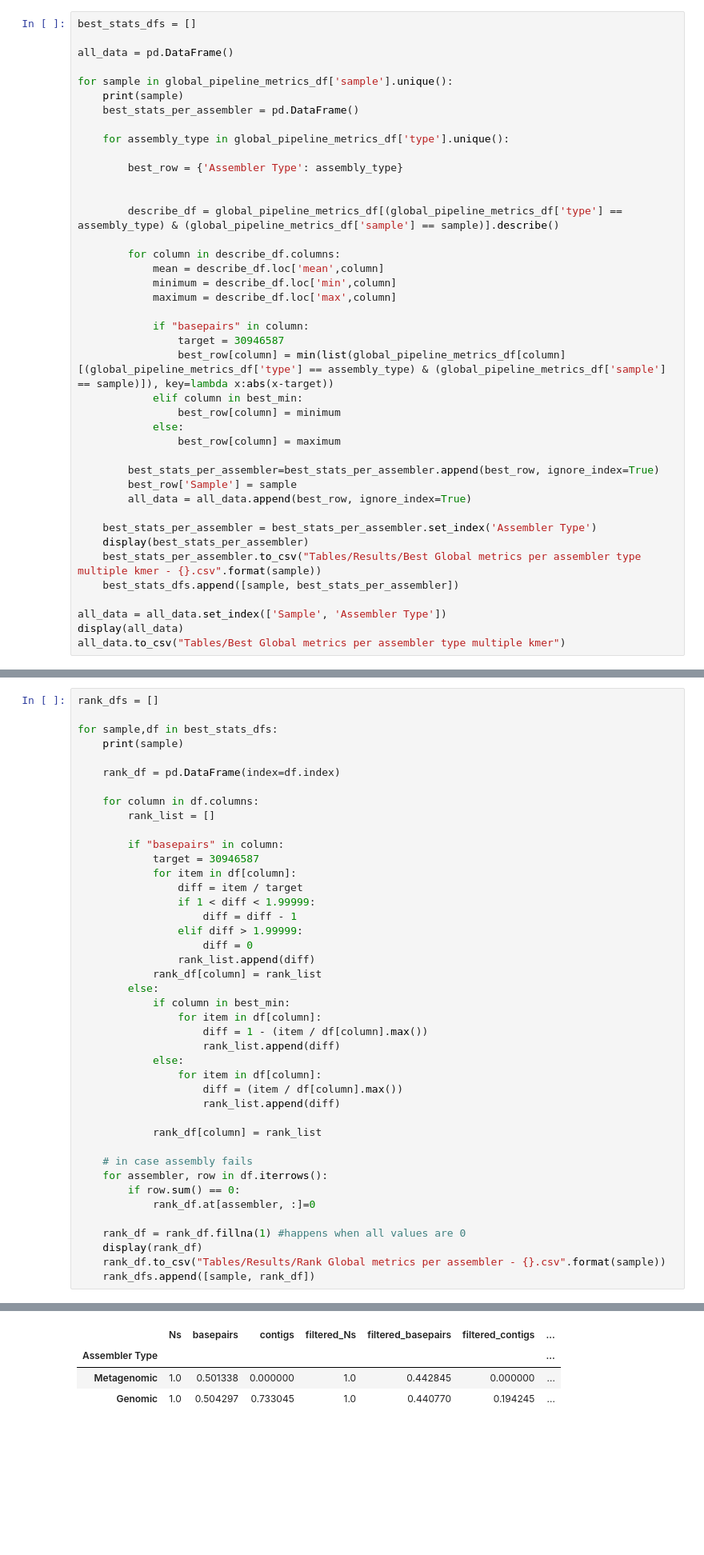
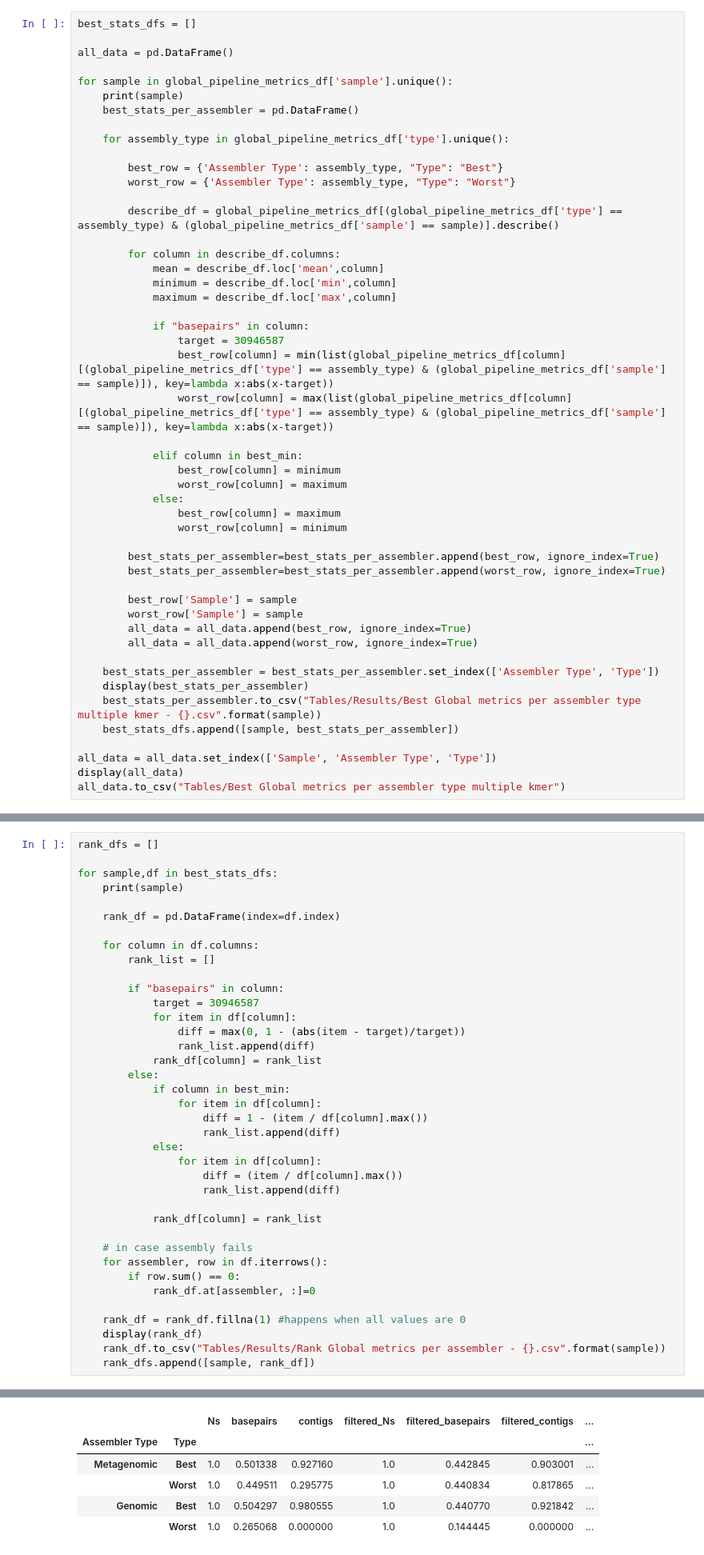
Before and after one commit to B-UMMI/LMAS_Manuscript_Analysis, a Jupyter notebook: Analysis/3 Compute Results Overview Tables - By category.ipynb, the cells around one changed output, grey strips where cells are left out. Shown at 80% size. Drawn from its saved outputs; the diff is of its cells as text; blank space fills up the shorter version.

```diff
--- a/Analysis/3 Compute Results Overview Tables - By category.ipynb
+++ b/Analysis/3 Compute Results Overview Tables - By category.ipynb
@@ -179,8 +179,8 @@ for sample in global_pipeline_metrics_df['sample'].unique():
 
     for assembly_type in global_pipeline_metrics_df['type'].unique():
 
-        best_row = {'Assembler Type': assembly_type}
-
+        best_row = {'Assembler Type': assembly_type, "Type": "Best"}
+        worst_row = {'Assembler Type': assembly_type, "Type": "Worst"}
 
         describe_df = global_pipeline_metrics_df[(global_pipeline_metrics_df['type'] == assembly_type) & (global_pipeline_metrics_df['sample'] == sample)].describe()
 
@@ -192,21 +192,29 @@ for sample in global_pipeline_metrics_df['sample'].unique():
             if "basepairs" in column:
                 target = 30946587
                 best_row[column] = min(list(global_pipeline_metrics_df[column][(global_pipeline_metrics_df['type'] == assembly_type) & (global_pipeline_metrics_df['sample'] == sample)]), key=lambda x:abs(x-target))
+                worst_row[column] = max(list(global_pipeline_metrics_df[column][(global_pipeline_metrics_df['type'] == assembly_type) & (global_pipeline_metrics_df['sample'] == sample)]), key=lambda x:abs(x-target))
+
             elif column in best_min:
                 best_row[column] = minimum
+                worst_row[column] = maximum
             else:
                 best_row[column] = maximum
+                worst_row[column] = minimum
 
         best_stats_per_assembler=best_stats_per_assembler.append(best_row, ignore_index=True)
+        best_stats_per_assembler=best_stats_per_assembler.append(worst_row, ignore_index=True)
+
         best_row['Sample'] = sample
+        worst_row['Sample'] = sample
         all_data = all_data.append(best_row, ignore_index=True)
+        all_data = all_data.append(worst_row, ignore_index=True)
 
-    best_stats_per_assembler = best_stats_per_assembler.set_index('Assembler Type')
+    best_stats_per_assembler = best_stats_per_assembler.set_index(['Assembler Type', 'Type'])
     display(best_stats_per_assembler)
     best_stats_per_assembler.to_csv("Tables/Results/Best Global metrics per assembler type multiple kmer - {}.csv".format(sample))
     best_stats_dfs.append([sample, best_stats_per_assembler])
 
-all_data = all_data.set_index(['Sample', 'Assembler Type'])
+all_data = all_data.set_index(['Sample', 'Assembler Type', 'Type'])
 display(all_data)
 all_data.to_csv("Tables/Best Global metrics per assembler type multiple kmer")
 # %% [output]
@@ -267,41 +291,39 @@ for sample,df in best_stats_dfs:
 
         if "basepairs" in column:
             target = 30946587
             for item in df[column]:
-                diff = item / target
-                if 1 < diff < 1.99999:
-                    diff = diff - 1
-                elif diff > 1.99999:
-                    diff = 0
+                diff = max(0, 1 - (abs(item - target)/target))
                 rank_list.append(diff)
             rank_df[column] = rank_list
         else:
             if column in best_min:
                 for item in df[column]:
                     diff = 1 - (item / df[column].max())
                     rank_list.append(diff)
             else:
                 for item in df[column]:
                     diff = (item / df[column].max())
                     rank_list.append(diff)
 
             rank_df[column] = rank_list
 
     # in case assembly fails
     for assembler, row in df.iterrows():
         if row.sum() == 0:
             rank_df.at[assembler, :]=0
 
     rank_df = rank_df.fillna(1) #happens when all values are 0
     display(rank_df)
     rank_df.to_csv("Tables/Results/Rank Global metrics per assembler - {}.csv".format(sample))
     rank_dfs.append([sample, rank_df])
 # %% [output]
 LNN
 invalid value encountered in double_scalars
-|  | Ns | basepairs | contigs | filtered_Ns | filtered_basepairs | filtered_contigs | ... |
-| Assembler Type |  |  |  |  |  |  | ... |
-| Metagenomic | 1.0 | 0.501338 | 0.000000 | 1.0 | 0.442845 | 0.000000 | ... |
-| Genomic | 1.0 | 0.504297 | 0.733045 | 1.0 | 0.440770 | 0.194245 | ... |
+|  |  | Ns | basepairs | contigs | filtered_Ns | filtered_basepairs | filtered_contigs | ... |
+| Assembler Type | Type |  |  |  |  |  |  | ... |
+| Metagenomic | Best | 1.0 | 0.501338 | 0.927160 | 1.0 | 0.442845 | 0.903001 | ... |
+|  | Worst | 1.0 | 0.449511 | 0.295775 | 1.0 | 0.440834 | 0.817865 | ... |
+| Genomic | Best | 1.0 | 0.504297 | 0.980555 | 1.0 | 0.440770 | 0.921842 | ... |
+|  | Worst | 1.0 | 0.265068 | 0.000000 | 1.0 | 0.144445 | 0.000000 | ... |
 ERR2935805
 invalid value encountered in double_scalars
```
Also changed, not shown: parts of 3 cells of this notebook, 41 other files.
